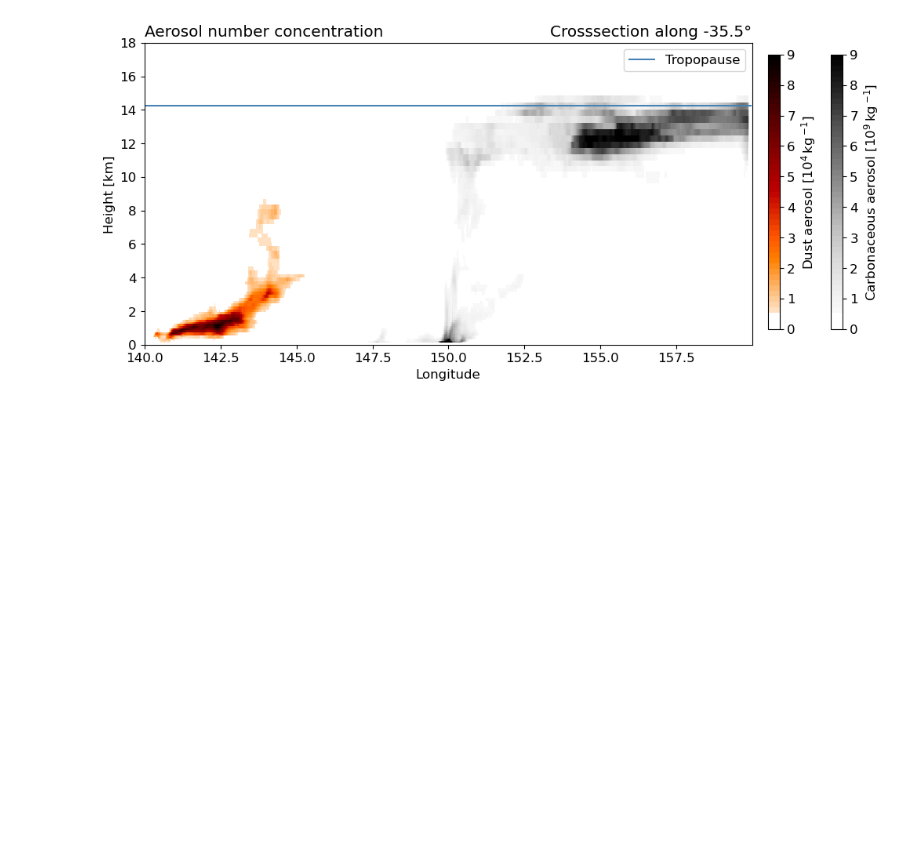
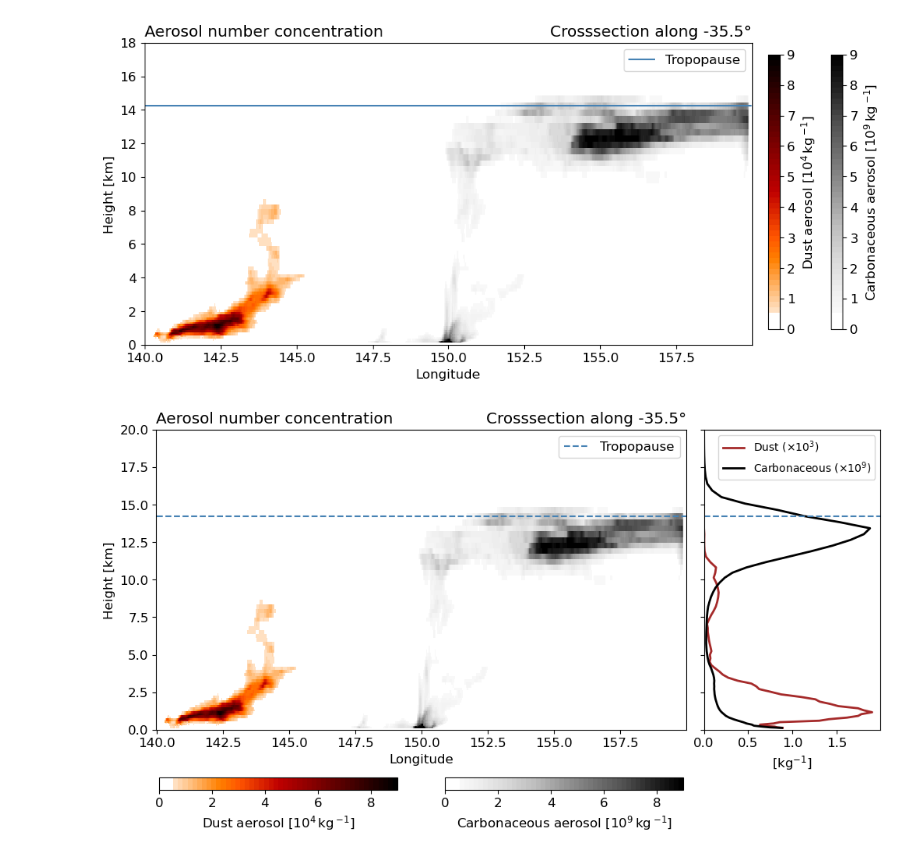
Before and after one commit to MuellerJason/hamlite-lam-fire-plots, a Jupyter notebook: fig_aus_crosssec.ipynb, the cells around one changed output. Saved outputs shown, nothing was run; the diff lists cells and outputs as text; code cells hidden in the pictures; blank space fills up the shorter version.

```diff
--- a/fig_aus_crosssec.ipynb
+++ b/fig_aus_crosssec.ipynb
@@ -42,7 +46,7 @@ tropoheight = xr.open_mfdataset(data_path + "*std*Z.nc", engine = 'netcdf4').ptp
 p = xr.open_mfdataset(data_path + "*trc_3d_ml_2019*Z.nc", engine = 'netcdf4').pfull.mean(("ncells", "time"))
 
 closest_index = np.abs(p - tropoheight).argmin().values.item()
-tropoheight = h[closest_index].values/1000
+tropoheight = h[closest_index].values
 # %%
 ca = ca.assign_coords(height=h)
 dust = dust.assign_coords(height=h)
@@ -119,3 +135,53 @@ ax.set_title("Crosssection along "+ str(center_lat)+"°", loc = "right")
 # %% [output]
 Text(1.0, 1.0, 'Crosssection along -35.5°')
 [figure]
+# %%
+# Set up main figure with custom width ratios: 3 for main plot, 1 for profile
+fig = plt.figure(figsize=(12, 5))  # Slightly wider to accommodate profile
+gs = gridspec.GridSpec(1, 2, width_ratios=[3, 1], wspace=0.05)
+
+# Main cross-section plot
+ax = fig.add_subplot(gs[0])
+
+# Plot with fixed levels
+c1 = ax.pcolormesh(lon, h, dust_sec, cmap=custom_cmap_du, vmin=0, vmax=maxval_du)
+c2 = ax.pcolormesh(lon, h, ca_sec, cmap=custom_cmap_ca, vmin=0, vmax=maxval_ca)
+
+# Tropopause line
+ax.hlines(y=tropoheight, xmin=np.min(lon), xmax=np.max(lon), label="Tropopause", colors="steelblue", linestyle="--")
+ax.legend()
+
+# Axis formatting
+ax.set_ylim(0, 20)
+ax.set_xlabel("Longitude")
+ax.set_ylabel("Height [km]")
+ax.set_title("Aerosol number concentration", loc="left")
+ax.set_title(f"Crosssection along {center_lat}°", loc="right")
+
+# Horizontal colorbars below the main plot
+cbar_ax1 = inset_axes(ax, width="45%", height="4%", loc='lower center',
+                      bbox_to_anchor=(-0.27, -0.2, 1, 1), bbox_transform=ax.transAxes, borderpad=0)
+
+cbar_ax2 = inset_axes(ax, width="45%", height="4%", loc='lower center',
+                      bbox_to_anchor=(0.27, -0.2, 1, 1), bbox_transform=ax.transAxes, borderpad=0)
+
+cb1 = fig.colorbar(c1, cax=cbar_ax1, orientation='horizontal')
+cb1.set_label("Dust aerosol [10$^{4}\,$kg$\,^{{-1}}$]")
+
+cb2 = fig.colorbar(c2, cax=cbar_ax2, orientation='horizontal')
+cb2.set_label("Carbonaceous aerosol [10$^{9}\,$kg$\,^{{-1}}$]")
+
+# Profile plot on the right
+ax_profile = fig.add_subplot(gs[1], sharey=ax)
+ax_profile.plot(dust_mean, h, label=r"Dust ($\times 10^{{3}}$)", color="brown", linewidth = 2)
+ax_profile.plot(ca_mean, h, label=r"Carbonaceous (${\times} 10^{{9}}$)", color="black",  linewidth = 2)
+ax_profile.set_xlabel(f"[kg$^{{-1}}$]")
+ax_profile.legend(loc = "upper right", fontsize = 10)
+ax_profile.set_xlim(left=0)
+ax_profile.tick_params(labelleft=False)  # Hide y-axis labels (shared)
+ax_profile.axhline(y=tropoheight, color="steelblue", linestyle="--", label="Tropopause")
+
+plt.tight_layout()
+plt.show()
+# %% [output]
+[figure, added]
```
Also changed, not shown: parts of 4 cells of this notebook, 1 other file.
